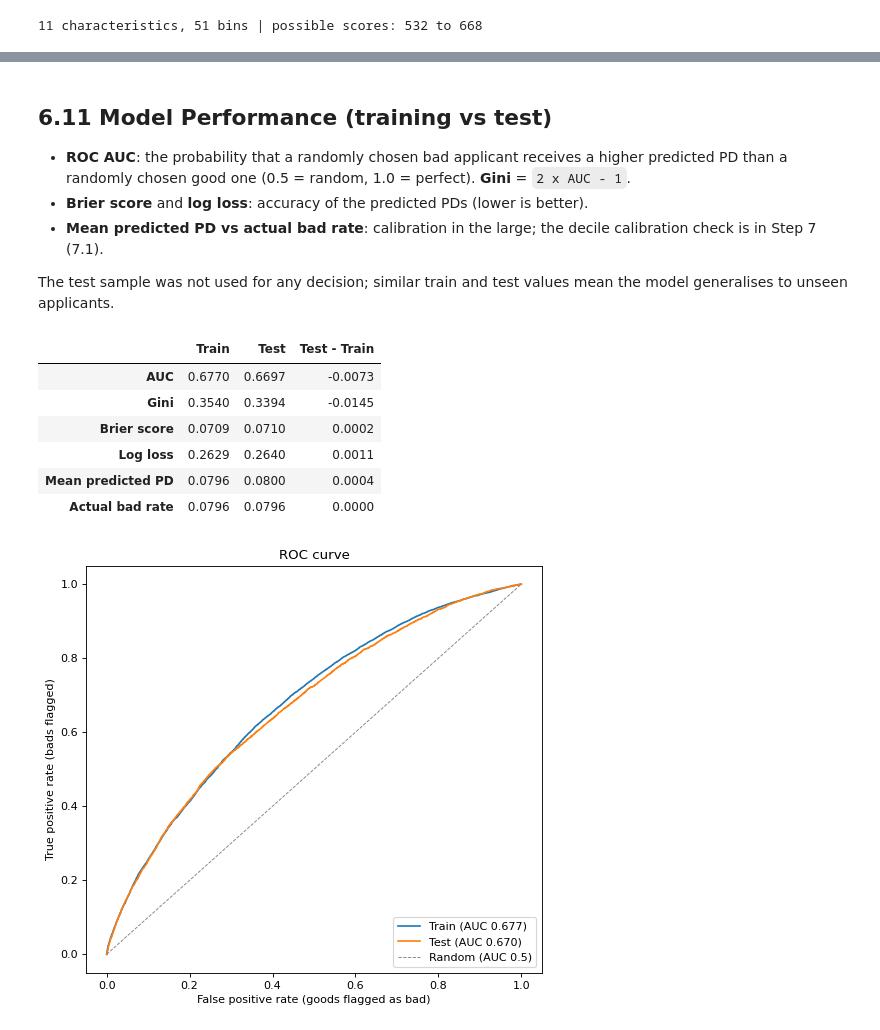
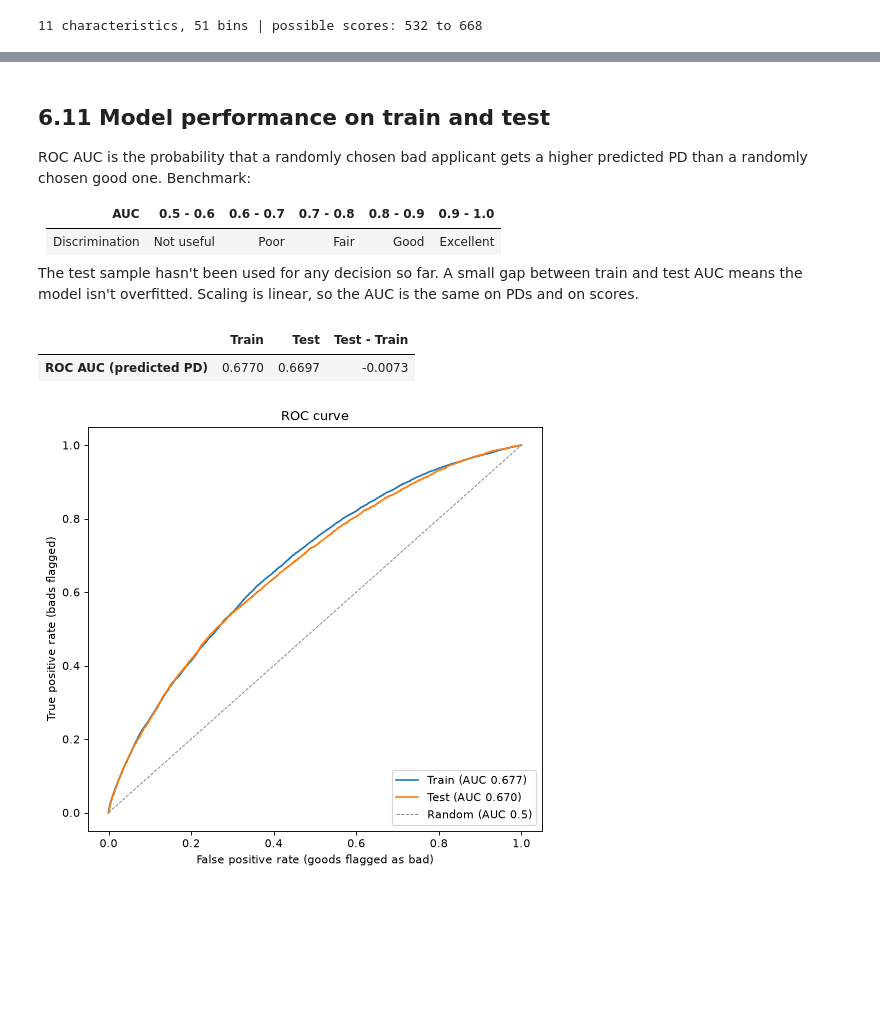
Before and after one commit to LeeLinWang/faproject, a Jupyter notebook: 06_scorecard creation.ipynb, the cells around one changed output, grey strips where cells are left out. Saved outputs shown, nothing was run; the diff lists cells and outputs as text; code cells hidden in the pictures; blank space fills up the shorter version.

```diff
--- a/06_scorecard creation.ipynb
+++ b/06_scorecard creation.ipynb
@@ -104,13 +71,0 @@ Unique SK_ID_CURR: 213,312
-# %%
-numeric_cols = final[X_COLS].select_dtypes('number').columns
-checks = {
-    'SK_ID_CURR exists and is unique': ID in final.columns and final[ID].is_unique,
-    'TARGET is binary (0/1)': set(final[TARGET].unique()) == {0, 1},
-    'All 12 final characteristics present': set(APPROVED) <= set(X_COLS),
-    'No unexpected columns': set(final.columns) == set([ID, TARGET] + APPROVED),
-    'No duplicate column names': final.columns.is_unique,
-    'No infinite numeric values': not np.isinf(final[numeric_cols].to_numpy(dtype=float)).any(),
-}
-display(pd.DataFrame({'Passed': checks}))
-assert all(checks.values())
-X_COLS = APPROVED          # fixed predictor order used throughout
@@ -487,17 +274,14 @@ configs = {'Standard': dict(max_iter=1000),
 cv_rows = []
 for name, params in configs.items():
     model = linear_model.LogisticRegression(**params)
-    scores = cross_validate(model, train_woe, y_train, cv=cv, scoring=['roc_auc', 'neg_log_loss', 'neg_brier_score'])
+    auc = cross_validate(model, train_woe, y_train, cv=cv, scoring='roc_auc')['test_score'].mean()
     pd_oof = cross_val_predict(model, train_woe, y_train, cv=cv, method='predict_proba')[:, 1]
-    cv_rows.append({'Configuration': name,
-                    'CV ROC AUC (mean)': scores['test_roc_auc'].mean(), 'CV ROC AUC (std)': scores['test_roc_auc'].std(),
-                    'CV log loss': -scores['test_neg_log_loss'].mean(), 'CV Brier score': -scores['test_neg_brier_score'].mean(),
+    cv_rows.append({'Configuration': name, 'CV ROC AUC': auc,
                     'Mean predicted PD': pd_oof.mean(), 'Actual bad rate': y_train.mean()})
 cv_results = pd.DataFrame(cv_rows).set_index('Configuration')
-display(cv_results.style.format({'CV ROC AUC (mean)': '{:.4f}', 'CV ROC AUC (std)': '{:.4f}', 'CV log loss': '{:.4f}',
-                                 'CV Brier score': '{:.4f}', 'Mean predicted PD': '{:.2%}', 'Actual bad rate': '{:.2%}'}))
+display(cv_results.style.format({'CV ROC AUC': '{:.4f}', 'Mean predicted PD': '{:.2%}', 'Actual bad rate': '{:.2%}'}))
 
-auc_gain = cv_results.loc["class_weight='balanced'", 'CV ROC AUC (mean)'] - cv_results.loc['Standard', 'CV ROC AUC (mean)']
+auc_gain = cv_results.loc["class_weight='balanced'", 'CV ROC AUC'] - cv_results.loc['Standard', 'CV ROC AUC']
 LR_CONFIG = "class_weight='balanced'" if auc_gain > 0.005 else 'Standard'
 print(f'AUC gain from class weighting: {auc_gain:+.4f}  ->  selected configuration: {LR_CONFIG}')
 # %% [output]
@@ -1060,42 +732,34 @@ for sample in ['Train', 'Test']:
 Train: bad rate falls from 18.34% (lowest band) to 2.37% (highest band); falls at every step: True
 Test: bad rate falls from 18.09% (lowest band) to 2.24% (highest band); falls at every step: True
 # %% [markdown]
-## 6.11 Model Performance (training vs test)
+## 6.11 Model performance on train and test
 
-- **ROC AUC**: the probability that a randomly chosen bad applicant receives a higher predicted PD than a randomly chosen good one (0.5 = random, 1.0 = perfect). **Gini** = `2 x AUC - 1`.
-- **Brier score** and **log loss**: accuracy of the predicted PDs (lower is better).
-- **Mean predicted PD vs actual bad rate**: calibration in the large; the decile calibration check is in Step 7 (7.1).
+ROC AUC is the probability that a randomly chosen bad applicant gets a higher predicted PD than a randomly chosen good one. Benchmark:
 
-The test sample was not used for any decision; similar train and test values mean the model generalises to unseen applicants.
+| AUC | 0.5 - 0.6 | 0.6 - 0.7 | 0.7 - 0.8 | 0.8 - 0.9 | 0.9 - 1.0 |
+|---|---|---|---|---|---|
+| Discrimination | Not useful | Poor | Fair | Good | Excellent |
+
+The test sample hasn't been used for any decision so far. A small gap between train and test AUC means the model isn't overfitted. Scaling is linear, so the AUC is the same on PDs and on scores.
 # %%
-def model_metrics(y, p):
-    auc = metrics.roc_auc_score(y, p)
-    return {'AUC': auc, 'Gini': 2 * auc - 1, 'Brier score': metrics.brier_score_loss(y, p), 'Log loss': metrics.log_loss(y, p),
-            'Mean predicted PD': p.mean(), 'Actual bad rate': y.mean()}
-
-performance = pd.DataFrame({'Train': model_metrics(y_train, pd_train), 'Test': model_metrics(y_test, pd_test)})
-performance['Test - Train'] = performance['Test'] - performance['Train']
-display(performance.style.format('{:.4f}'))
-perf = pd.DataFrame({s: {'ROC AUC (predicted PD)': performance.loc['AUC', s], 'Gini (predicted PD)': performance.loc['Gini', s]} for s in ['Train', 'Test']})
+perf = pd.DataFrame({s: {'ROC AUC (predicted PD)': metrics.roc_auc_score(y, p)}
+                     for s, y, p in [('Train', y_train, pd_train), ('Test', y_test, pd_test)]})
+perf['Test - Train'] = perf['Test'] - perf['Train']
+display(perf.style.format('{:.4f}'))
 
 fig, ax = plt.subplots(figsize=(6.5, 6))
 for sample, y, p in [('Train', y_train, pd_train), ('Test', y_test, pd_test)]:
     fpr, tpr, _ = metrics.roc_curve(y, p)
     ax.plot(fpr, tpr, label=f'{sample} (AUC {metrics.roc_auc_score(y, p):.3f})')
 ax.plot([0, 1], [0, 1], color='grey', linestyle='--', linewidth=0.8, label='Random (AUC 0.5)')
 ax.set_xlabel('False positive rate (goods flagged as bad)'); ax.set_ylabel('True positive rate (bads flagged)')
 ax.set_title('ROC curve'); ax.legend(loc='lower right')
 plt.tight_layout()
 plt.show()
 # %% [output]
 |  | Train | Test | Test - Train |
-| AUC | 0.6770 | 0.6697 | -0.0073 |
-| Gini | 0.3540 | 0.3394 | -0.0145 |
-| Brier score | 0.0709 | 0.0710 | 0.0002 |
-| Log loss | 0.2629 | 0.2640 | 0.0011 |
-| Mean predicted PD | 0.0796 | 0.0800 | 0.0004 |
-| Actual bad rate | 0.0796 | 0.0796 | 0.0000 |
+| ROC AUC (predicted PD) | 0.6770 | 0.6697 | -0.0073 |
-[figure, old version]
+[figure, new version]
 # %% [markdown]
 **Interpretation**
 
```
Also changed, not shown: parts of 46 cells of this notebook.
